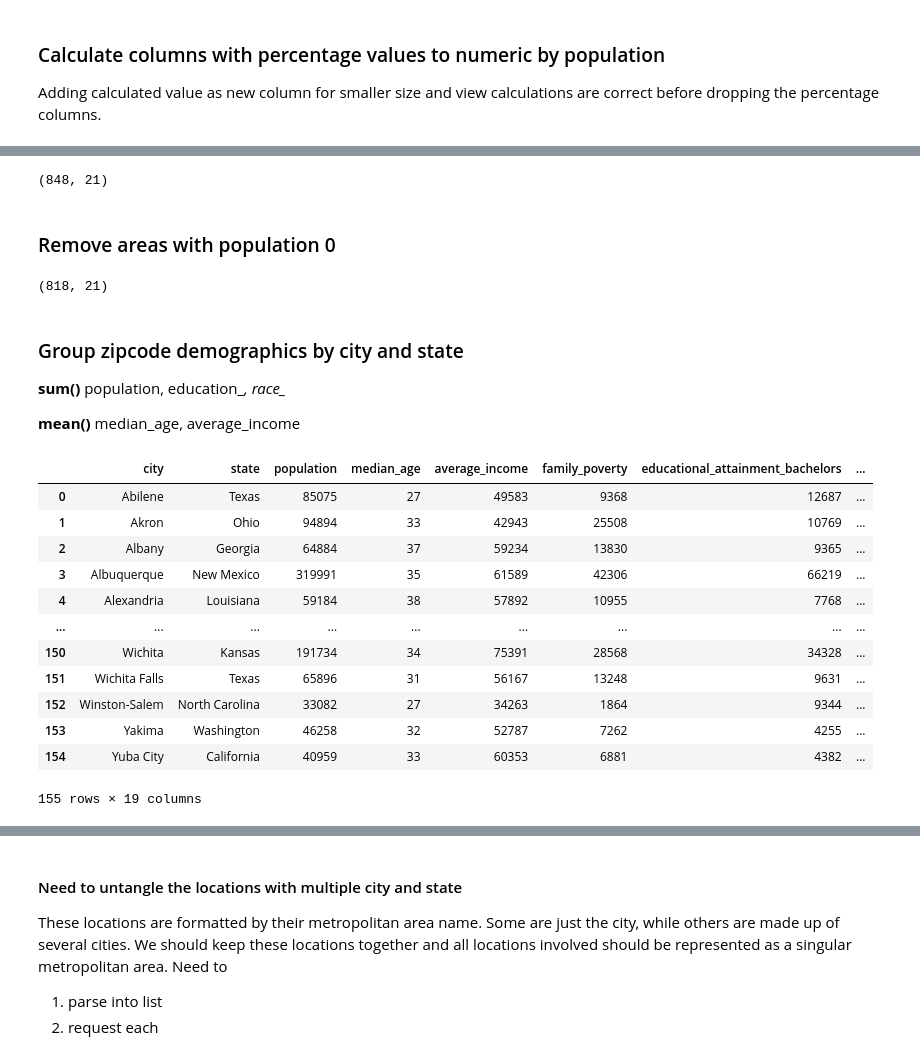
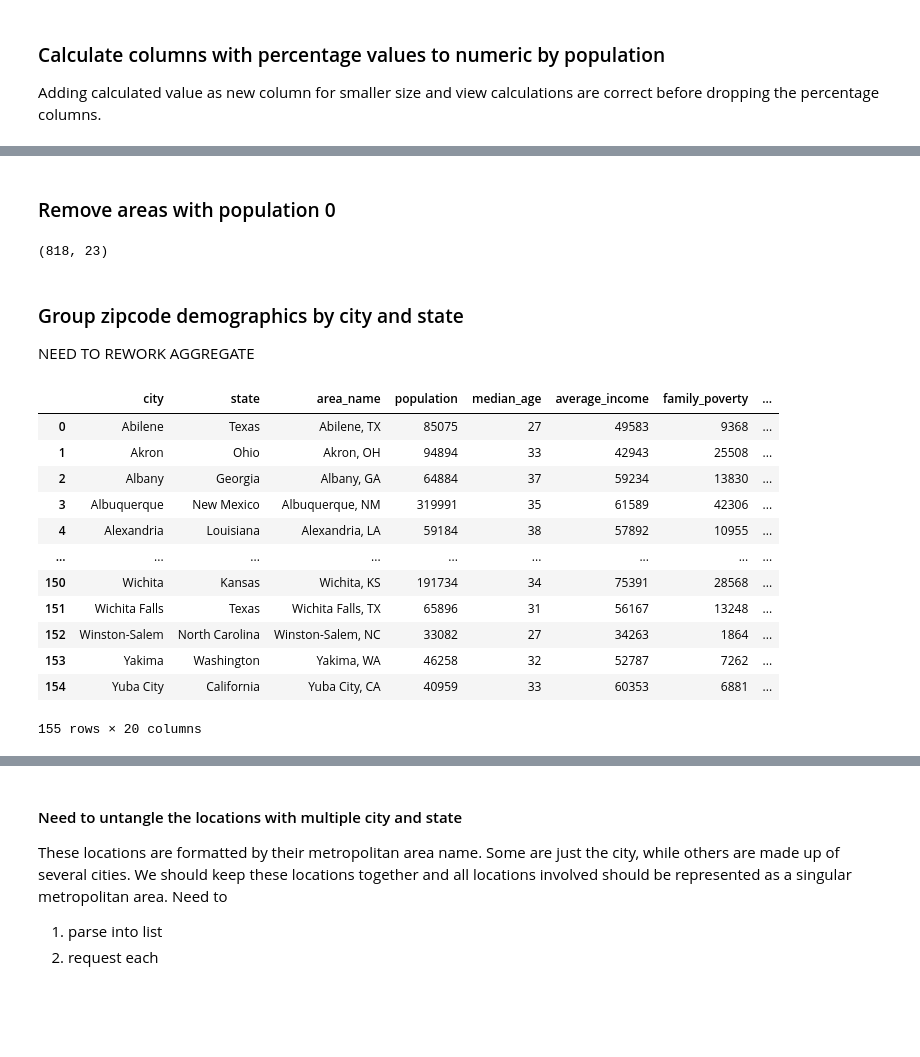
Before and after one commit to reachme1212/final_project, a Jupyter notebook: ETL_code/Demographics _ETL.ipynb, the cells around one changed output, grey strips where cells are left out. Cells and saved outputs as stored; diff of their text form; code cells hidden in the pictures; blank space fills up the shorter version.

```diff
--- a/ETL_code/Demographics _ETL.ipynb
+++ b/ETL_code/Demographics _ETL.ipynb
@@ -214,56 +215,49 @@ demographic_by_zipcode_df.head(2)
-# %%
-demographic_by_zipcode_df.drop(['family_poverty_pct'], axis=1, inplace=True)
-# %%
-demographic_by_zipcode_df.shape
-# %% [output]
-(848, 21)
 # %% [markdown]
 ### Remove areas with population 0
 # %%
 demographic_by_zipcode_df = demographic_by_zipcode_df[demographic_by_zipcode_df['population'] > 0]
 demographic_by_zipcode_df.shape
 # %% [output]
-(818, 21)
+(818, 23)
 # %% [markdown]
 ### Group zipcode demographics by city and state
 
-**sum()** population, education_*, race_*
-
-**mean()** median_age, average_income
+NEED TO REWORK AGGREGATE
 # %%
 grouped_demographic = demographic_by_zipcode_df.groupby(['city', 'state'], as_index=False).agg(
+    area_name = ('area_name', lambda x: x.iloc[0]),
     population = ('population', 'sum'),
     median_age = ('median_age', 'mean'),
     average_income = ('average_household_income', 'mean'),
     family_poverty = ('family_poverty', 'sum'),
     educational_attainment_bachelors = ('educational_attainment_bachelors', 'sum'),
     educational_attainment_graduate = ('educational_attainment_graduate', 'sum'),
     educational_attainment_high_school = ('educational_attainment_high_school', 'sum'),
     educational_attainment_no_diploma = ('educational_attainment_no_diploma', 'sum'),
     educational_attainment_some_college = ('educational_attainment_some_college', 'sum'),
     race_asian = ('race_asian', 'sum'),
     race_white = ('race_white', 'sum'),
     race_black = ('race_black', 'sum'),
     race_hispanic = ('race_hispanic', 'sum'),
     race_native = ('race_native', 'sum'),
     race_islander = ('race_islander', 'sum'),
     race_two = ('race_two', 'sum'),
     race_other = ('race_other', 'sum'))
 grouped_demographic['average_income'] = grouped_demographic['average_income'].astype(float).astype(int)
 grouped_demographic['median_age'] = grouped_demographic['median_age'].astype(int)
 
 grouped_demographic
 # %% [output]
-|  | city | state | population | median_age | average_income | family_poverty | educational_attainment_bachelors | ... |
-| 0 | Abilene | Texas | 85075 | 27 | 49583 | 9368 | 12687 | ... |
-| 1 | Akron | Ohio | 94894 | 33 | 42943 | 25508 | 10769 | ... |
-| 2 | Albany | Georgia | 64884 | 37 | 59234 | 13830 | 9365 | ... |
-| 3 | Albuquerque | New Mexico | 319991 | 35 | 61589 | 42306 | 66219 | ... |
-| 4 | Alexandria | Louisiana | 59184 | 38 | 57892 | 10955 | 7768 | ... |
+|  | city | state | area_name | population | median_age | average_income | family_poverty | ... |
+| 0 | Abilene | Texas | Abilene, TX | 85075 | 27 | 49583 | 9368 | ... |
+| 1 | Akron | Ohio | Akron, OH | 94894 | 33 | 42943 | 25508 | ... |
+| 2 | Albany | Georgia | Albany, GA | 64884 | 37 | 59234 | 13830 | ... |
+| 3 | Albuquerque | New Mexico | Albuquerque, NM | 319991 | 35 | 61589 | 42306 | ... |
+| 4 | Alexandria | Louisiana | Alexandria, LA | 59184 | 38 | 57892 | 10955 | ... |
 | ... | ... | ... | ... | ... | ... | ... | ... | ... |
-| 150 | Wichita | Kansas | 191734 | 34 | 75391 | 28568 | 34328 | ... |
-| 151 | Wichita Falls | Texas | 65896 | 31 | 56167 | 13248 | 9631 | ... |
-| 152 | Winston-Salem | North Carolina | 33082 | 27 | 34263 | 1864 | 9344 | ... |
-| 153 | Yakima | Washington | 46258 | 32 | 52787 | 7262 | 4255 | ... |
-| 154 | Yuba City | California | 40959 | 33 | 60353 | 6881 | 4382 | ... |
+| 150 | Wichita | Kansas | Wichita, KS | 191734 | 34 | 75391 | 28568 | ... |
+| 151 | Wichita Falls | Texas | Wichita Falls, TX | 65896 | 31 | 56167 | 13248 | ... |
+| 152 | Winston-Salem | North Carolina | Winston-Salem, NC | 33082 | 27 | 34263 | 1864 | ... |
+| 153 | Yakima | Washington | Yakima, WA | 46258 | 32 | 52787 | 7262 | ... |
+| 154 | Yuba City | California | Yuba City, CA | 40959 | 33 | 60353 | 6881 | ... |
-155 rows × 19 columns
+155 rows × 20 columns
```
Also changed, not shown: parts of 12 cells of this notebook, 5 other files.
